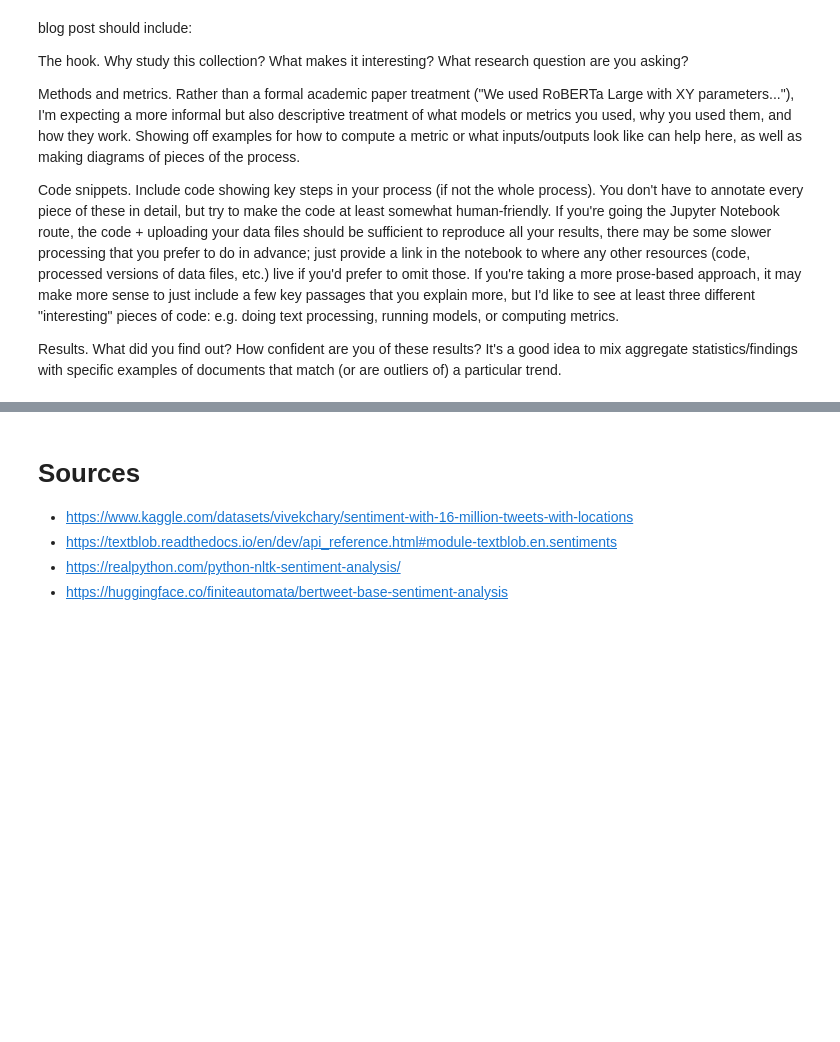
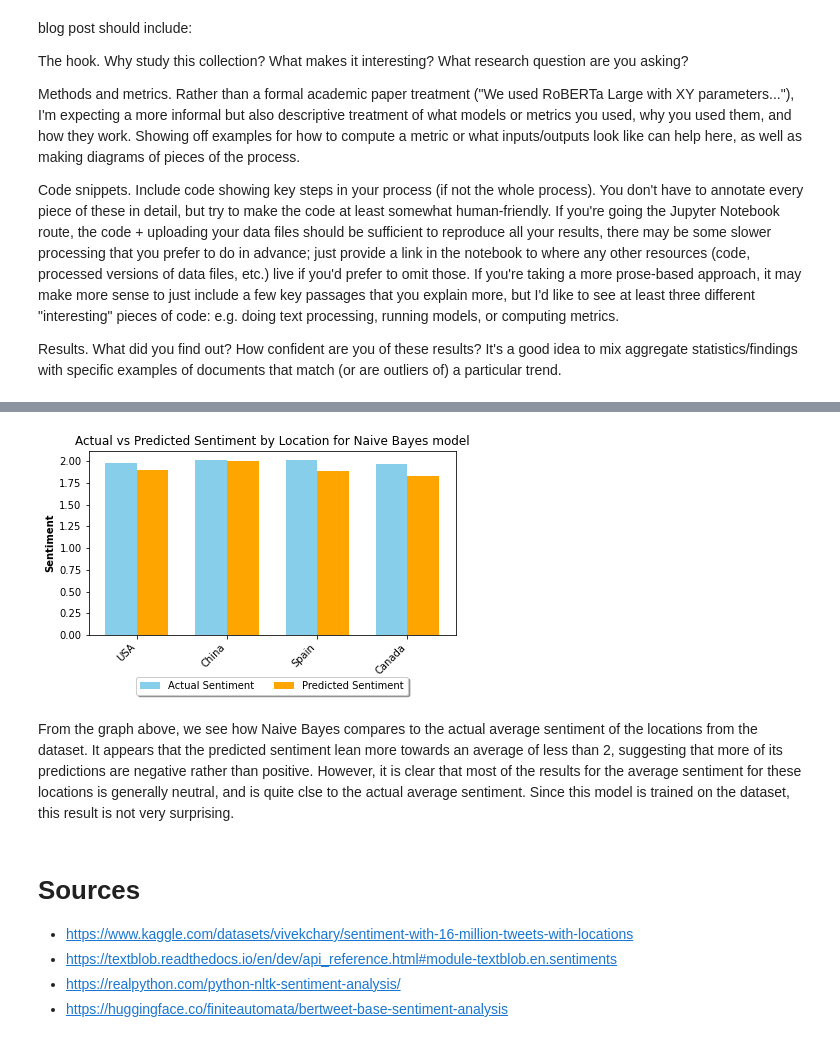
Before and after one commit to juhlisang/NLP_Project2, a Jupyter notebook: blog.ipynb, the cells around one changed output, grey strips where cells are left out. Drawn from its saved outputs; the diff is of its cells as text; code cells hidden in the pictures; blank space fills up the shorter version.

Commit message:
Helper function file, naive bayes graph done, blog post edits
Co-authored-by: Julia Hsing <juhlisang@users.noreply.github.com>

```diff
--- a/blog.ipynb
+++ b/blog.ipynb
@@ -30,0 +31,8 @@ The TextBlob Naive Bayes model ...
+# %%
+# our downloaded data file is in the folder data/
+df = pd.read_csv("data/sentiment140_with_location.csv", names=['target','id','date','flag','user','text', 'location'])
+shuffled = df.sample(frac = 1)
+result = np.array_split(shuffled, 5)
+split_df = result[0]
+split_df = split_df.drop(['id', 'date', 'flag', 'user'], axis=1)
+split_df
@@ -38,0 +153,23 @@ NLTK already has a built-in, pretrained sentiment analyzer called VADER (Valence
+# %%
+locations = ["USA", "China", "Spain", "Canada"]
+data = getSortedLocationScores(split_df)
+
+actual_sentiments = {
+    'USA': data["USA"],
+    'China': data["China"],
+    'Spain': data["Spain"],
+    'Canada': data["Canada"]}
+# %%
+# Naive Bayes
+predicted_sentiments_nb = {
+    'USA': averageSentimentByLocation("USA", split_df),
+    'China': averageSentimentByLocation("China", split_df),
+    'Spain': averageSentimentByLocation("Spain", split_df),
+    'Canada': averageSentimentByLocation("Canada", split_df)
+}
+
+plot_grouped_bar(locations, actual_sentiments, predicted_sentiments_nb, "Naive Bayes")
+# %% [output]
+[figure, added]
+# %% [markdown]
+From the graph above, we see how Naive Bayes compares to the actual average sentiment of the locations from the dataset. It appears that the predicted sentiment lean more towards an average of less than 2, suggesting that more of its predictions are negative rather than positive. However, it is clear that most of the results for the average sentiment for these locations is generally neutral, and is quite clse to the actual average sentiment. Since this model is trained on the dataset, this result is not very surprising.
```
Also changed, not shown: parts of 24 cells of this notebook, 2 other files.
